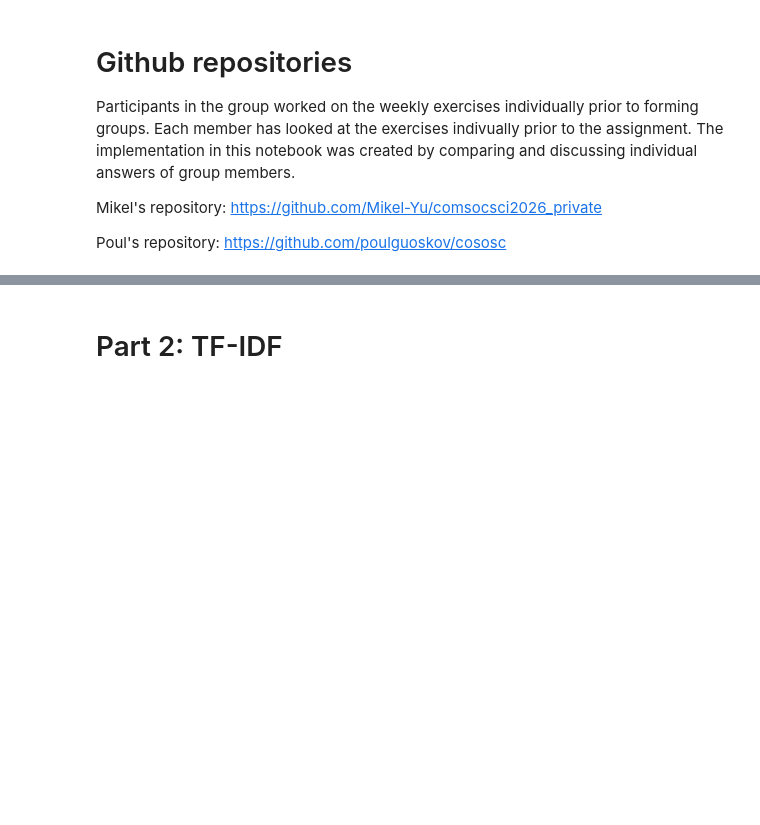
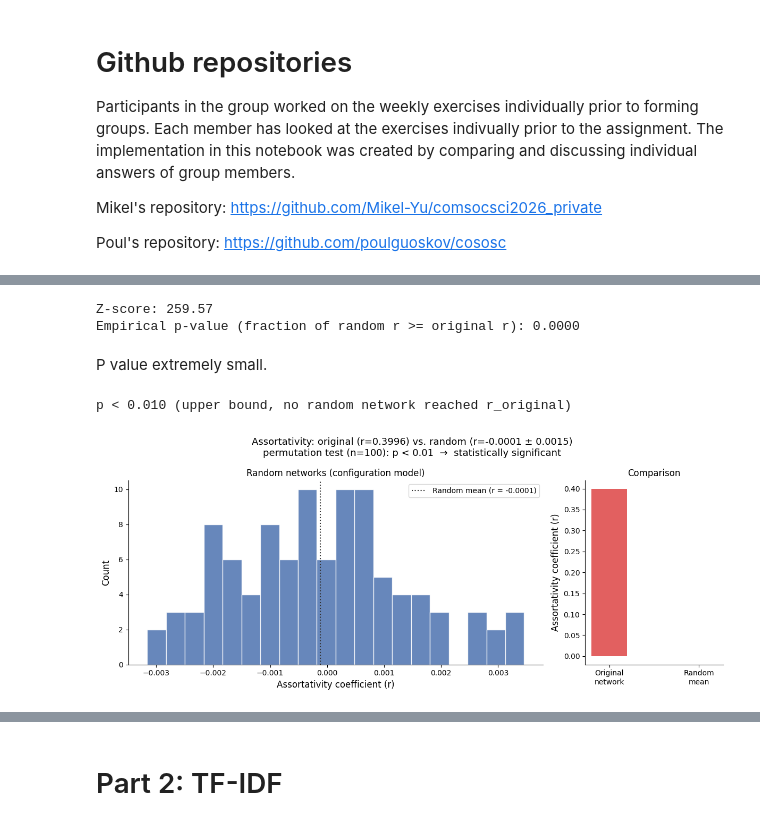
Before and after one commit to Mikel-Yu/comsocsci2026_private, a Jupyter notebook: assignments/Assignment2.ipynb, the cells around one changed output, grey strips where cells are left out. Saved outputs shown, nothing was run; the diff lists cells and outputs as text; code cells hidden in the pictures; blank space fills up the shorter version.

```diff
--- a/assignments/Assignment2.ipynb
+++ b/assignments/Assignment2.ipynb
@@ -7,0 +253,10 @@ Poul's repository: https://github.com/poulguoskov/cososc
+# %%
+# ── Prepare edge list as tuples from gcc_edges ────────────────────────────────
+original_edges = [
+    (e.get("source", e.get("from")), e.get("target", e.get("to")))
+    for e in gcc_edges
+]
+
+# ── Run the configuration model ───────────────────────────────────────────────
+print("Running double edge swap configuration model...")
+randomized_edges = double_edge_swap(original_edges)
@@ -7,0 +370,4 @@ Poul's repository: https://github.com/poulguoskov/cososc
+# %%
+# ── Original assortativity ────────────────────────────────────────────────────
+r_original = compute_assortativity(original_edges, node_attr)
+print(f"Original network assortativity: r = {r_original:.4f}")
@@ -7,0 +409,56 @@ Poul's repository: https://github.com/poulguoskov/cososc
+# %%
+# ── Z-score ───────────────────────────────────────────────────────────────────
+z = (r_original - random_r.mean()) / random_r.std()
+p_approx = np.mean(random_r >= r_original)   # empirical one-tailed p-value
+print(f"Z-score: {z:.2f}")
+print(f"Empirical p-value (fraction of random r >= original r): {p_approx:.4f}")
+# %% [output]
+Z-score: 259.57
+Empirical p-value (fraction of random r >= original r): 0.0000
+# %% [markdown]
+P value extremely small.
+# %%
+n = len(random_r)
+# p=0/100 means we can only bound it; report as p < 1/N
+if p_approx == 0:
+    print(f"p < {1/n:.3f} (upper bound, no random network reached r_original)")
+else:
+    print(f"p = {p_approx:.4f}")
+# %% [output]
+p < 0.010 (upper bound, no random network reached r_original)
+# %%
+# Format p-value string
+n = len(random_r)
+p_str = f"< {1/n:.2f}" if p_approx == 0 else f"= {p_approx:.4f}"
+
+fig, (ax1, ax2) = plt.subplots(1, 2, figsize=(12, 5),
+                                gridspec_kw={"width_ratios": [3, 1]})
+
+# Left: zoom in on random distribution
+ax1.hist(random_r, bins=20, color="#4C72B0", edgecolor="white", alpha=0.85)
+ax1.axvline(random_r.mean(), color="#333333", linewidth=1.5,
+            linestyle=":", label=f"Random mean (r = {random_r.mean():.4f})")
+ax1.set_xlabel("Assortativity coefficient (r)", fontsize=12)
+ax1.set_ylabel("Count", fontsize=12)
+ax1.set_title("Random networks (configuration model)", fontsize=12)
+ax1.legend(fontsize=10)
+ax1.spines["top"].set_visible(False)
+ax1.spines["right"].set_visible(False)
+
+# Right: original network as a single bar for visual comparison
+ax2.bar(["Original\nnetwork"], [r_original], color="#DD4444", alpha=0.85, width=0.4)
+ax2.bar(["Random\nmean"], [random_r.mean()], color="#4C72B0", alpha=0.85, width=0.4)
+ax2.set_ylabel("Assortativity coefficient (r)", fontsize=12)
+ax2.set_title("Comparison", fontsize=12)
+ax2.spines["top"].set_visible(False)
+ax2.spines["right"].set_visible(False)
+
+fig.suptitle(f"Assortativity: original (r={r_original:.4f}) vs. "
+             f"random (r={random_r.mean():.4f} ± {random_r.std():.4f})\n"
+             f"permutation test (n={n}): p {p_str}  →  statistically significant",
+             fontsize=13)
+plt.tight_layout()
+plt.savefig("assortativity_distribution.png", dpi=150)
+plt.show()
+# %% [output]
+[figure, added]
```
Also changed, not shown: parts of 29 cells of this notebook, 2 other files.
